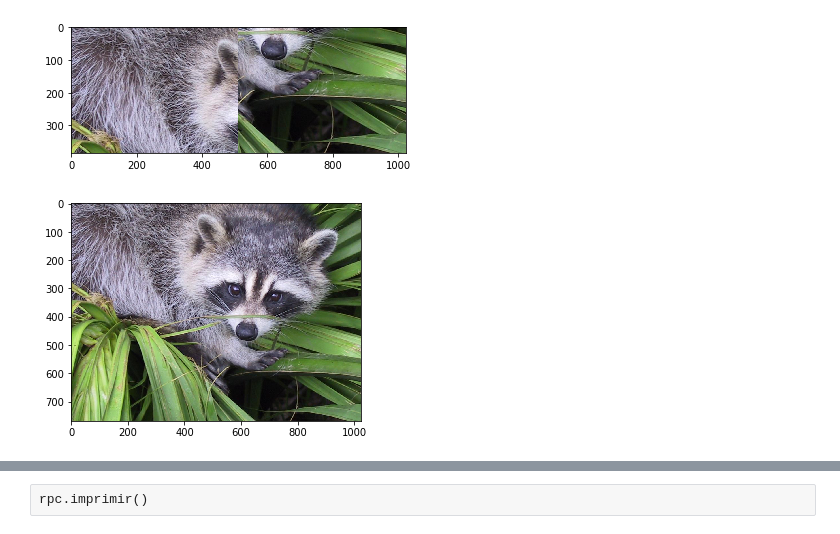
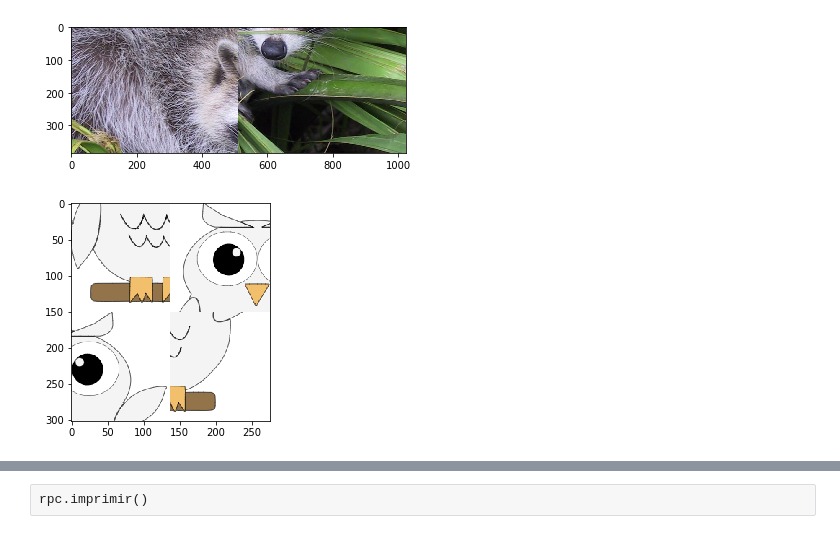
Before and after one commit to 2019-B-GR1-Python/py-cuasqui-pupiales-pedro-javier, a Jupyter notebook: 02- numpy/05 - imagenes.ipynb, the cells around one changed output, grey strips where cells are left out. Cells and saved outputs as stored; diff of their text form; code cells hidden in the pictures.

Commit message:
crea deber rompecabezs

```diff
--- a/02- numpy/05 - imagenes.ipynb
+++ b/02- numpy/05 - imagenes.ipynb
@@ -155,8 +155,9 @@ plt.imshow(img_p)
 import numpy as np
 from scipy import misc
 import matplotlib.pyplot as plt
+from PIL import Image
 
-mapache = misc.face()
+# mapache = misc.face()
 
 class Rpc():
 
@@ -174,46 +175,51 @@ class Rpc():
         fs, fi = np.vsplit(aimagen,2)
         fsc1, fsc2 = np.hsplit(fs,2)
         fic1, fic2 = np.hsplit(fi,2)
-        self.pfsc1 = fsc1
-        self.pfsc2 = fsc2
-        self.pfic1 = fic1
+        self.pfsc1 = fic1
+        self.pfsc2 = fsc1
+        self.pfic1 = fsc2
         self.pfic2 = fic2
+        self.desordenar();
 
-    #un rompecabezas puede
-    # insertar piezas
-    # sacar piezas
+    # un rompecabezas puede
+    # imprimir piezas
     # mover piezas
-
+    def imprimir(self):
+        fs=np.append(self.pfsc1,self.pfsc2,axis=1)
+        fi= np.append(self.pfic1,self.pfic2, axis=1)
+        image=np.append(fs,fi,axis=0)
+        plt.imshow(image)
 
     def mover(self):
         pi= input("posición inicial: ")
         pf= input("posición final:")
         piezas={
             "1":self.pfsc1,
             "2":self.pfsc2,
             "3":self.pfic1,
             "4":self.pfic2,
         }
 
         aux = piezas[pf]
         piezas[pf]=piezas[pi]
         piezas[pi]= aux
 
         self.pfsc1=piezas["1"]
         self.pfsc2=piezas["2"]
         self.pfic1=piezas["3"]
         self.pfic2=piezas["4"]
         self.imprimir()
+    def desordenar(self):
+        pass
 
-    def imprimir(self):
-        fs=np.append(self.pfsc1,self.pfsc2,axis=1)
-        fi= np.append(self.pfic1,self.pfic2, axis=1)
-        image=np.append(fs,fi,axis=0)
-        plt.imshow(image)
+imagen_jpg = Image.open('BUHO.PNG')
+imagen_array = np.array(imagen_jpg)
+np.shape(imagen_array)
 
-rpc = Rpc(mapache)
+# plt.imshow(imagen_array)
+rpc = Rpc(imagen_array)
 rpc.imprimir()
 # %% [output]
-[figure, old version]
+[figure, new version]
 # %%
 rpc.mover()
```
Also changed, not shown: parts of 1 cell of this notebook, 5 other files.
